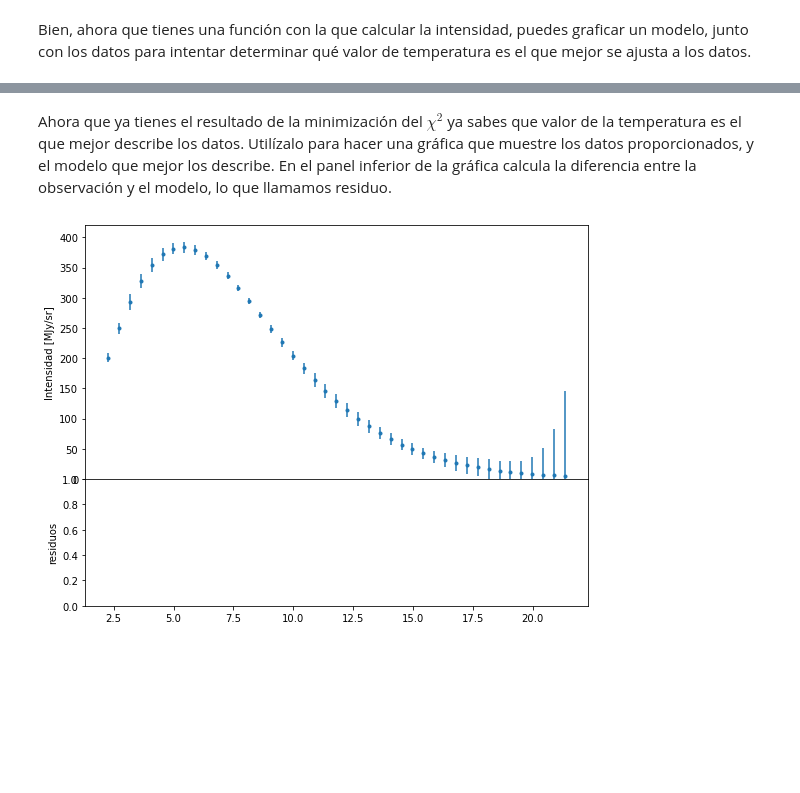
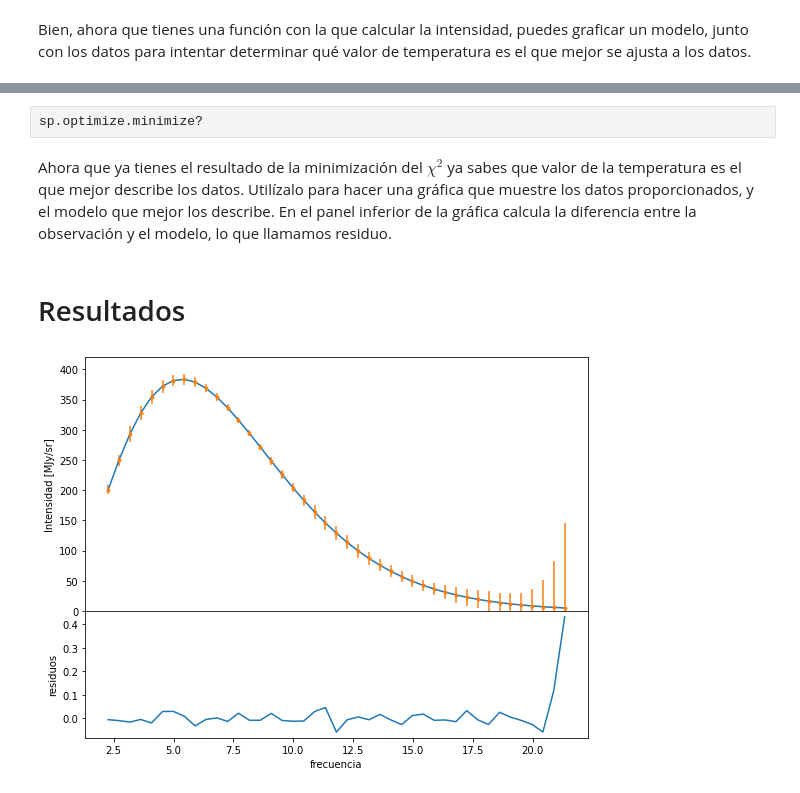
Before and after one commit to alxogm/PB2021, a Jupyter notebook: Nov24/TCMB.ipynb, the cells around one changed output, grey strips where cells are left out. Drawn from its saved outputs; the diff is of its cells as text; code cells hidden in the pictures; blank space fills up the shorter version.

```diff
--- a/Nov24/TCMB.ipynb
+++ b/Nov24/TCMB.ipynb
@@ -46,18 +79,25 @@ def Intensity(nu,T):
 # %% [markdown]
 Dado que los datos que tenemos reportan la Intesindad en unidades $[Jy/sr]$ ([Jy=Jansky](https://en.wikipedia.org/wiki/Jansky), [sr=steradian](https://es.wikipedia.org/wiki/Estereorradián)) y no en el sistema internacional de unidades, por lo que será necesario hacer una transformación de unidades.
 # %%
-def SI_to_Jansky(value_Jy):
+def SI_to_Jansky(value_SI):
     """ Define las operaciones
     necesarias para realizar la transfomación de
     """
-    return value_SI
+    value_Jy=value_SI/1e-26
+    return value_Jy
 # %% [markdown]
 Bien, ahora que tienes una función con la que calcular la intensidad, puedes graficar un modelo, junto con los datos para intentar determinar qué valor de temperatura es el que mejor se ajusta a los datos.
 # %%
-def Intensity_Jy(nu,T):
+def Intensity_MJy(nu,T):
     """ Define las operaciones
     necesarias para calcular la intensidad en unidades de Jy/sr.
+
+    nu: frecuencia en cm^-1
+    T: Temperatura en K
     """
-    return value_jy
+    tmp=Intensity(nu,T)
+    value_Mjy=SI_to_Jansky(tmp)/1e6
+
+    return value_Mjy
 # %%
 #Grafica del modelo y los datos para valores de prueba de la temperatura.
@@ -78,6 +128,17 @@ donde el subíndice i, indica el punto i-ésimo, y las etiquetas $obs$ y $model$
 #Define una función que calcule $\chi^2$ cómo función del parámetro libre, la temperatura
 #La definiremos de forma general, para que pueda ser usada en otros casos.
 
-def chi2(parametro):
+def chi2(Temperatura):
+    chi2=0
+    for i in range(len(data[1])):
+        diff=data[1][i]-Intensity_MJy(data[0][i],Temperatura)
+        chi2_i=diff**2/data[3][i]**2
+        chi2+=chi2_i
+    return 0.5*chi2
 
-    return chi2
+##misma función de arriba pero usando la forma compacta de python.
+def chi2_op(Temperatura):
+    diff=data[1]-Intensity_MJy(data[0],Temperatura)
+    chi2_i=diff**2/data[3]**2
+    chi2=np.sum(chi2_i)
+    return 0.5*chi2
@@ -83,0 +161,2 @@ def chi2(parametro):
+# %%
+chi2_min=minimize(chi2,5,method='L-BFGS-B',bounds=[(1,10)])
@@ -84,18 +194,28 @@ def chi2(parametro):
+# %% [raw]
+sp.optimize.minimize?
 # %%
 #Realiza minimización de la función $\chi^2$ cómo función del parámetro libre.
 #Se puede utilizar la función scipy.optimize.minimize (https://docs.scipy.org/doc/scipy/reference/generated/scipy.optimize.minimize.html), o bien evaluar la función en un arreglo de temperatura
 #que permita encontrar el valor de la temperatura que minimiza la función chisq
 # %% [markdown]
 Ahora que ya tienes el resultado de la minimización del $\chi^2$ ya sabes que valor de la temperatura es el que mejor describe los datos. Utilízalo para hacer una gráfica que muestre los datos proporcionados, y el modelo que mejor los describe. En el panel inferior de la gráfica calcula la diferencia entre la observación y el modelo, lo que llamamos residuo.
+# %% [markdown]
+# Resultados
 # %%
+T_min=chi2_min.x
+modelo_min=Intensity_MJy(data[0],T_min)
+
 fig, axs = plt.subplots(nrows=2,ncols= 1,figsize=(9, 7),sharex=True,
                        gridspec_kw={'height_ratios': [2, 1]},)
 ##Añade las lineas necesarias para completar el gráfico.
+axs[0].plot(data[0],modelo_min)
 axs[0].errorbar(data[0],data[1],data[3]/2,fmt='.')
 axs[0].set_ylim(0,420)
 axs[0].set_ylabel("Intensidad [MJy/sr]")
 ##Añade las lineas necesarias para completar el gráfico.
+axs[1].plot(data[0],modelo_min-data[1])
 axs[1].set_ylabel("residuos")
+axs[1].set_xlabel("frecuencia")
 fig.subplots_adjust(hspace=0)
 # %% [output]
-[figure, old version]
+[figure, new version]
```
Also changed, not shown: parts of 17 cells of this notebook.
